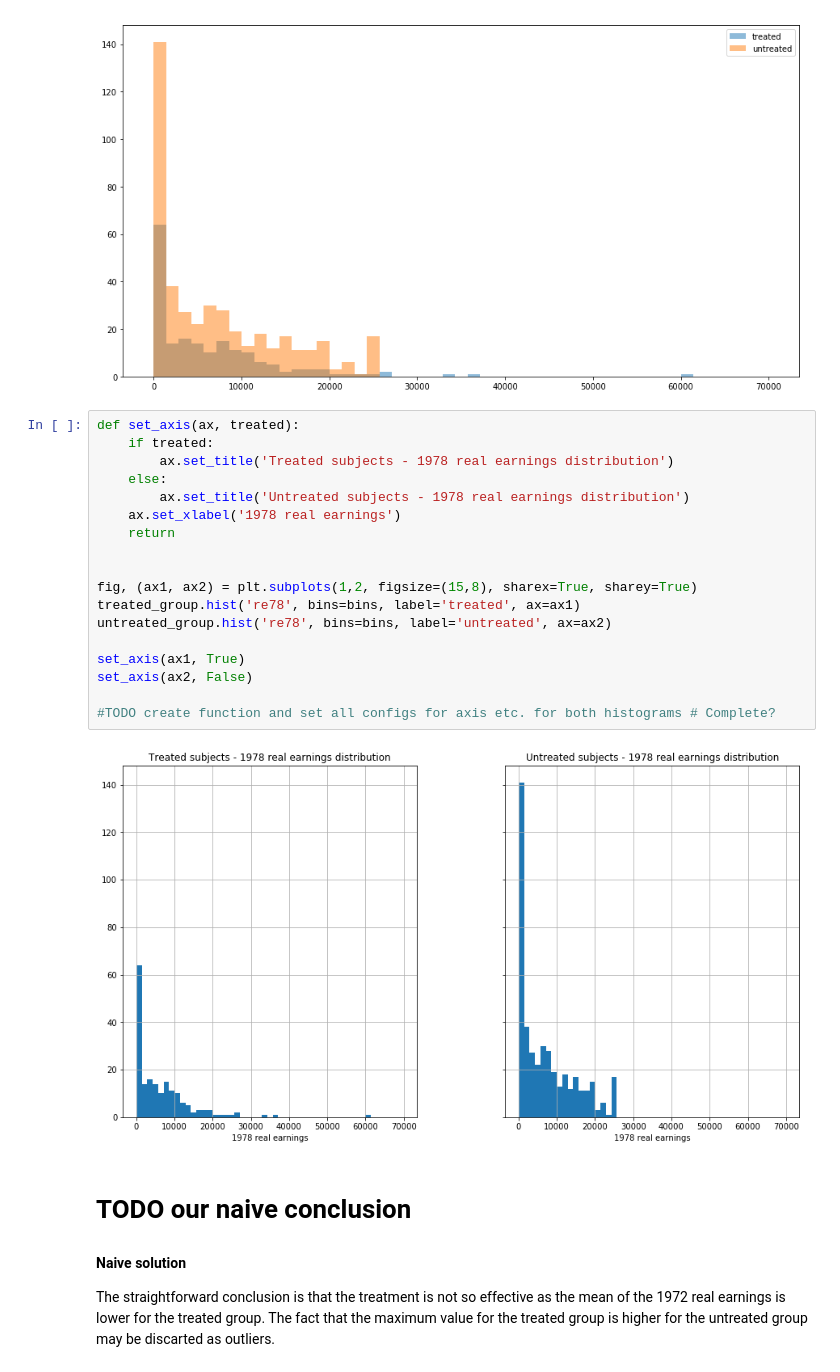
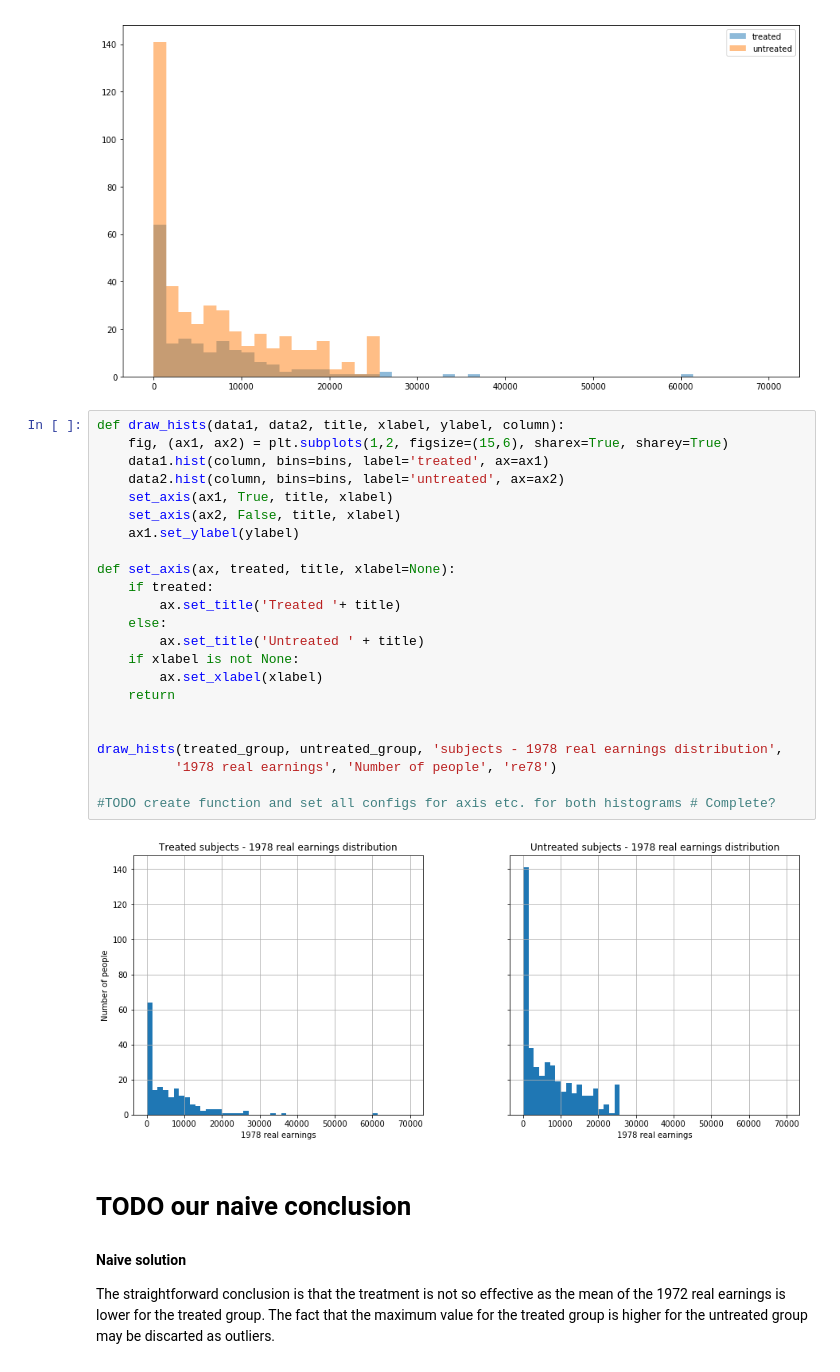
Before and after one commit to csbenz/ada, a Jupyter notebook: 04 - Applied ML/hw4.ipynb, the cells around one changed output. Cells and saved outputs as stored; diff of their text form.

```diff
--- a/04 - Applied ML/hw4.ipynb
+++ b/04 - Applied ML/hw4.ipynb
@@ -91,25 +91,30 @@ plt.show()
 # %% [output]
 [figure]
 # %%
-def set_axis(ax, treated):
+def draw_hists(data1, data2, title, xlabel, ylabel, column):
+    fig, (ax1, ax2) = plt.subplots(1,2, figsize=(15,6), sharex=True, sharey=True)
+    data1.hist(column, bins=bins, label='treated', ax=ax1)
+    data2.hist(column, bins=bins, label='untreated', ax=ax2)
+    set_axis(ax1, True, title, xlabel)
+    set_axis(ax2, False, title, xlabel)
+    ax1.set_ylabel(ylabel)
+
+def set_axis(ax, treated, title, xlabel=None):
     if treated:
-        ax.set_title('Treated subjects - 1978 real earnings distribution')
+        ax.set_title('Treated '+ title)
     else:
-        ax.set_title('Untreated subjects - 1978 real earnings distribution')
-    ax.set_xlabel('1978 real earnings')
+        ax.set_title('Untreated ' + title)
+    if xlabel is not None:
+        ax.set_xlabel(xlabel)
     return
 
 
-fig, (ax1, ax2) = plt.subplots(1,2, figsize=(15,8), sharex=True, sharey=True)
-treated_group.hist('re78', bins=bins, label='treated', ax=ax1)
-untreated_group.hist('re78', bins=bins, label='untreated', ax=ax2)
-
-set_axis(ax1, True)
-set_axis(ax2, False)
+draw_hists(treated_group, untreated_group, 'subjects - 1978 real earnings distribution',
+          '1978 real earnings', 'Number of people', 're78')
 
 #TODO create function and set all configs for axis etc. for both histograms # Complete?
 # %% [output]
-[figure, old version]
+[figure, new version]
 # %% [markdown]
 # TODO our naive conclusion
 #### Naive solution
```
Also changed, not shown: parts of 8 cells of this notebook.
